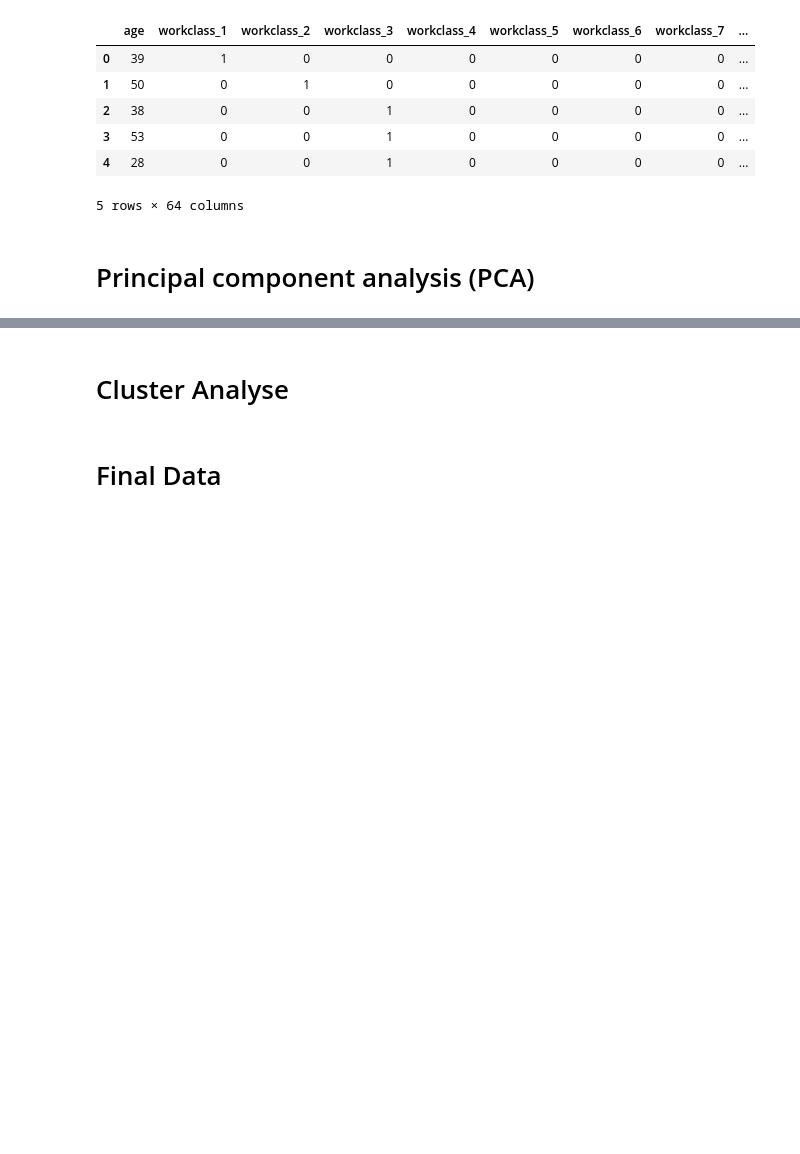
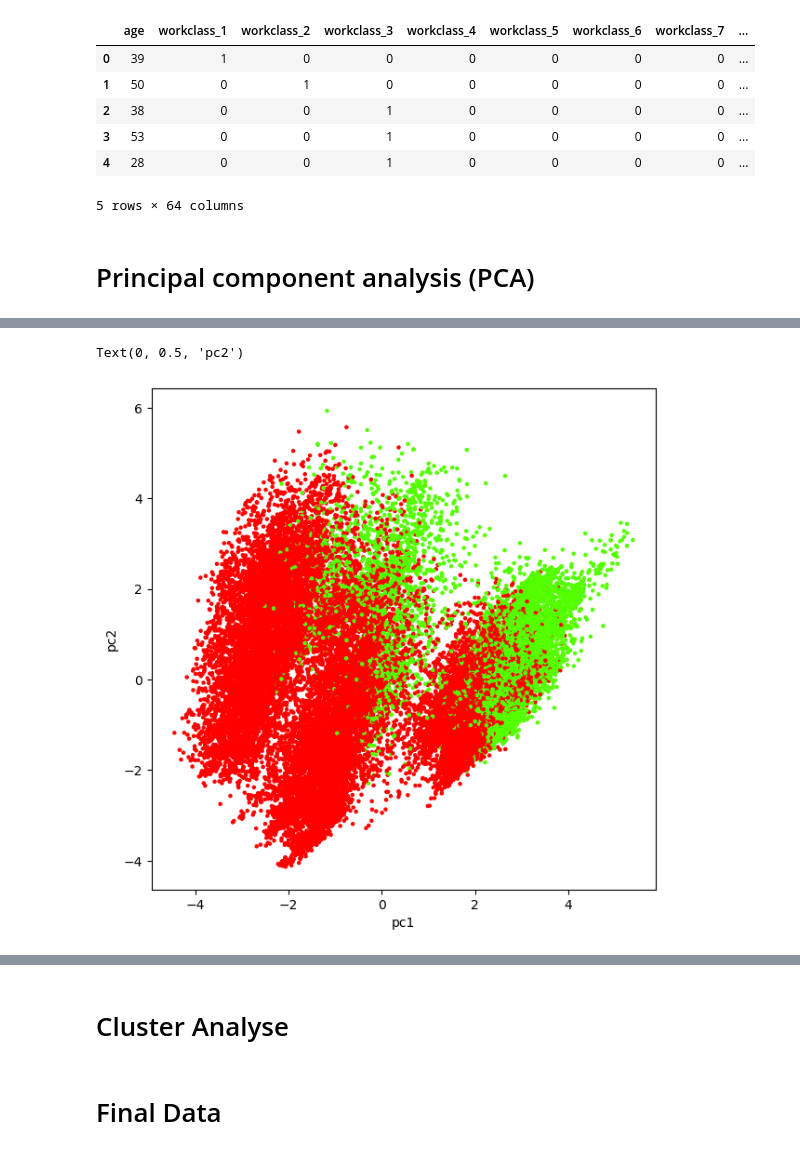
Before and after one commit to simonsymhoven/income-classification, a Jupyter notebook: income-classification.ipynb, the cells around one changed output, grey strips where cells are left out. Drawn from its saved outputs; the diff is of its cells as text; code cells hidden in the pictures; blank space fills up the shorter version.

```diff
--- a/income-classification.ipynb
+++ b/income-classification.ipynb
@@ -327,11 +338,19 @@ https://setosa.io/ev/principal-component-analysis/
 
 Oder Sklearn PCA
 # %%
-# from sklearn.decomposition import _pca
-# from sklearn.preprocessing import StandardScaler
+from sklearn.decomposition import PCA
+from sklearn.preprocessing import StandardScaler
 
-# scaler = StandardScaler()
+scaler = StandardScaler()
 
-# x_train_scale = scaler.transform(test_df)
-# x_train_scale
+# pca_train_df = train_df.drop(['income'], axis=1)
+pca_train_df = train_df
+
+#Nur auf trainingsdaten fitten
+pca_train_df_scale = scaler.fit_transform(pca_train_df)
+
+
+# x_test_scale = scaler.transform(test_df)
+
+pca_train_df_scale
 # %% [output]
@@ -338,0 +370,7 @@ NotFittedError: This StandardScaler instance is not fitted yet. Call 'fit' with
+# %%
+pca2 = PCA(n_components = 2)
+principalComponents = pca2.fit_transform(pca_train_df_scale)
+principalDf = pd.DataFrame(data=principalComponents, columns=['principal component 1', 'principal component 2'])
+
+finalDf = pd.concat([principalDf, train_df[['income']]], axis=1)
+finalDf.head()
@@ -338,0 +407,8 @@ NotFittedError: This StandardScaler instance is not fitted yet. Call 'fit' with
+# %%
+plt.figure(figsize=(7,7))
+plt.scatter(finalDf['principal component 1'],finalDf['principal component 2'],c=finalDf['income'],cmap='prism', s =5)
+plt.xlabel('pc1')
+plt.ylabel('pc2')
+# %% [output]
+Text(0, 0.5, 'pc2')
+[figure, added]
```
Also changed, not shown: parts of 15 cells of this notebook.
